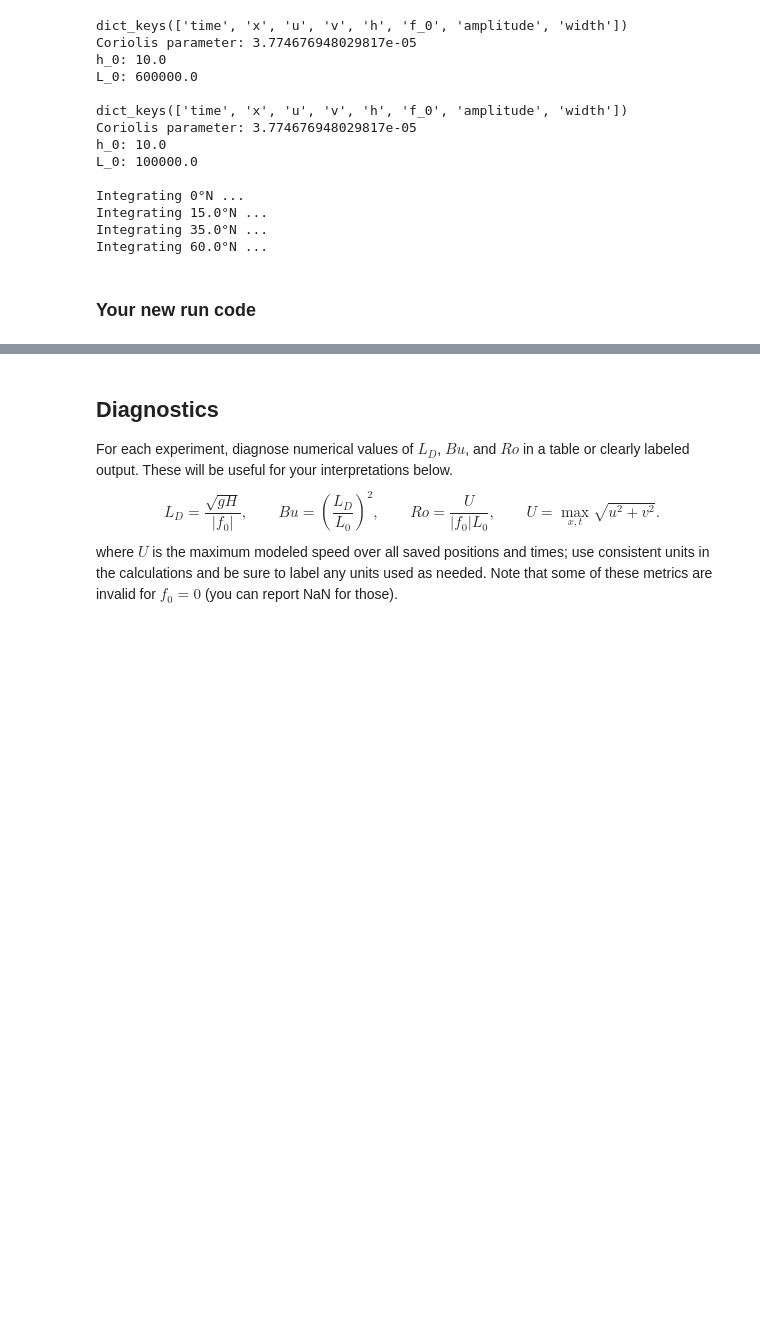
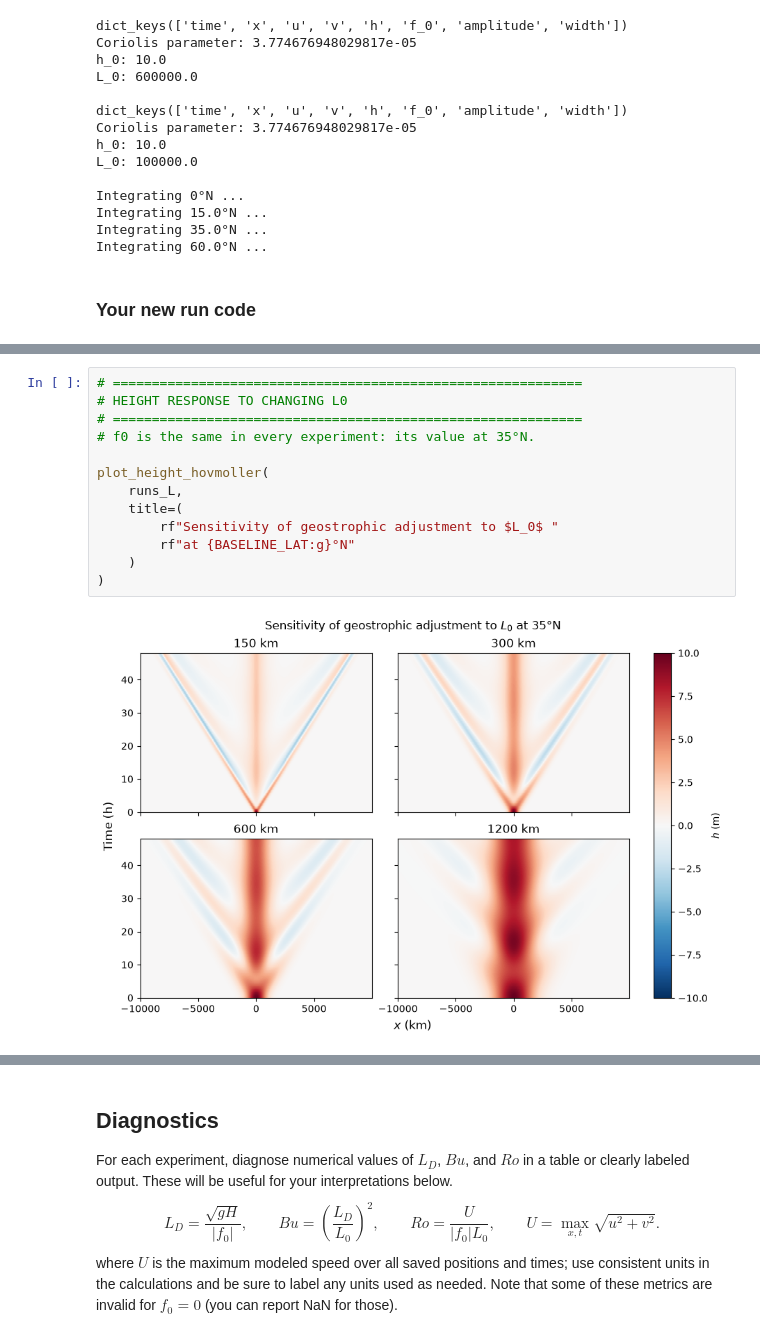
Before and after one commit to Chely-beep/METR5003, a Jupyter notebook: lab2_geostrophic_adjustment.ipynb, the cells around one changed output, grey strips where cells are left out. Cells and saved outputs as stored; diff of their text form; blank space fills up the shorter version.

```diff
--- a/lab2_geostrophic_adjustment.ipynb
+++ b/lab2_geostrophic_adjustment.ipynb
@@ -639,0 +598,15 @@ Here are some example plot ideas, which may be helpful.
+# %%
+# ============================================================
+# HEIGHT RESPONSE TO CHANGING L0
+# ============================================================
+# f0 is the same in every experiment: its value at 35°N.
+
+plot_height_hovmoller(
+    runs_L,
+    title=(
+        rf"Sensitivity of geostrophic adjustment to $L_0$ "
+        rf"at {BASELINE_LAT:g}°N"
+    )
+)
+# %% [output]
+[figure, added]
```
Also changed, not shown: parts of 24 cells of this notebook.
